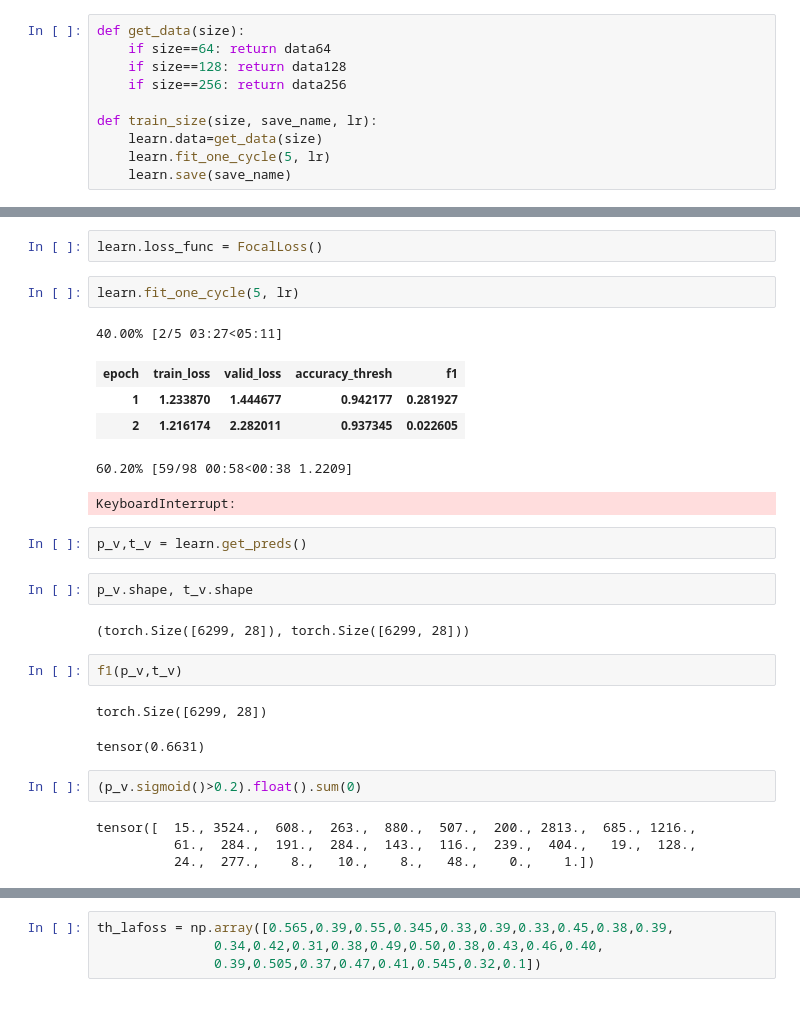
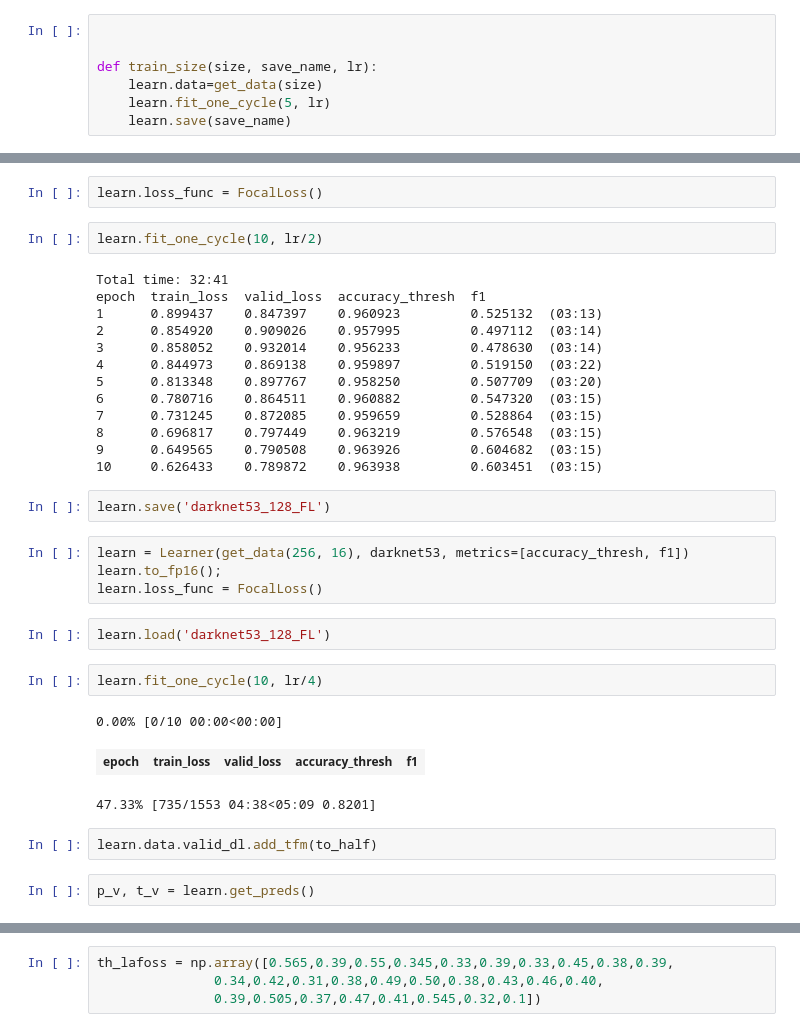
Before and after one commit to andrijdavid/kaggle_hpa, a Jupyter notebook: paperspace_v1.ipynb, the cells around one changed output, grey strips where cells are left out. Drawn from its saved outputs; the diff is of its cells as text.

```diff
--- a/paperspace_v1.ipynb
+++ b/paperspace_v1.ipynb
@@ -110,10 +115,7 @@ learn = Learner(data128, darknet53, metrics=[accuracy_thresh, f1])
 # %%
 learn.to_fp16();
 # %%
-def get_data(size):
-    if size==64: return data64
-    if size==128: return data128
-    if size==256: return data256
+
 
 def train_size(size, save_name, lr):
     learn.data=get_data(size)
@@ -163,28 +151,35 @@ train_size(256, 'hp256_5i', lr/8)
 # %%
 learn.loss_func = FocalLoss()
 # %%
-learn.fit_one_cycle(5, lr)
+learn.fit_one_cycle(10, lr/2)
 # %% [output]
-40.00% [2/5 03:27<05:11]
+Total time: 32:41
+epoch  train_loss  valid_loss  accuracy_thresh  f1
+1      0.899437    0.847397    0.960923         0.525132  (03:13)
+2      0.854920    0.909026    0.957995         0.497112  (03:14)
+3      0.858052    0.932014    0.956233         0.478630  (03:14)
+4      0.844973    0.869138    0.959897         0.519150  (03:22)
+5      0.813348    0.897767    0.958250         0.507709  (03:20)
+6      0.780716    0.864511    0.960882         0.547320  (03:15)
+7      0.731245    0.872085    0.959659         0.528864  (03:15)
+8      0.696817    0.797449    0.963219         0.576548  (03:15)
+9      0.649565    0.790508    0.963926         0.604682  (03:15)
+10     0.626433    0.789872    0.963938         0.603451  (03:15)
-| epoch | train_loss | valid_loss | accuracy_thresh | f1 |
-| 1 | 1.233870 | 1.444677 | 0.942177 | 0.281927 |
-| 2 | 1.216174 | 2.282011 | 0.937345 | 0.022605 |
-60.20% [59/98 00:58<00:38 1.2209]
-KeyboardInterrupt:
+# %%
+learn.save('darknet53_128_FL')
+# %%
+learn = Learner(get_data(256, 16), darknet53, metrics=[accuracy_thresh, f1])
+learn.to_fp16();
+learn.loss_func = FocalLoss()
+# %%
+learn.load('darknet53_128_FL')
+# %%
+learn.fit_one_cycle(10, lr/4)
+# %% [output]
+0.00% [0/10 00:00<00:00]
+| epoch | train_loss | valid_loss | accuracy_thresh | f1 |
+47.33% [735/1553 04:38<05:09 0.8201]
+# %%
+learn.data.valid_dl.add_tfm(to_half)
 # %%
-p_v,t_v = learn.get_preds()
+p_v, t_v = learn.get_preds()
-# %%
-p_v.shape, t_v.shape
-# %% [output]
-(torch.Size([6299, 28]), torch.Size([6299, 28]))
-# %%
-f1(p_v,t_v)
-# %% [output]
-torch.Size([6299, 28])
-tensor(0.6631)
-# %%
-(p_v.sigmoid()>0.2).float().sum(0)
-# %% [output]
-tensor([  15., 3524.,  608.,  263.,  880.,  507.,  200., 2813.,  685., 1216.,
-          61.,  284.,  191.,  284.,  143.,  116.,  239.,  404.,   19.,  128.,
-          24.,  277.,    8.,   10.,    8.,   48.,    0.,    1.])
```
Also changed, not shown: parts of 23 cells of this notebook, 1 other file.
